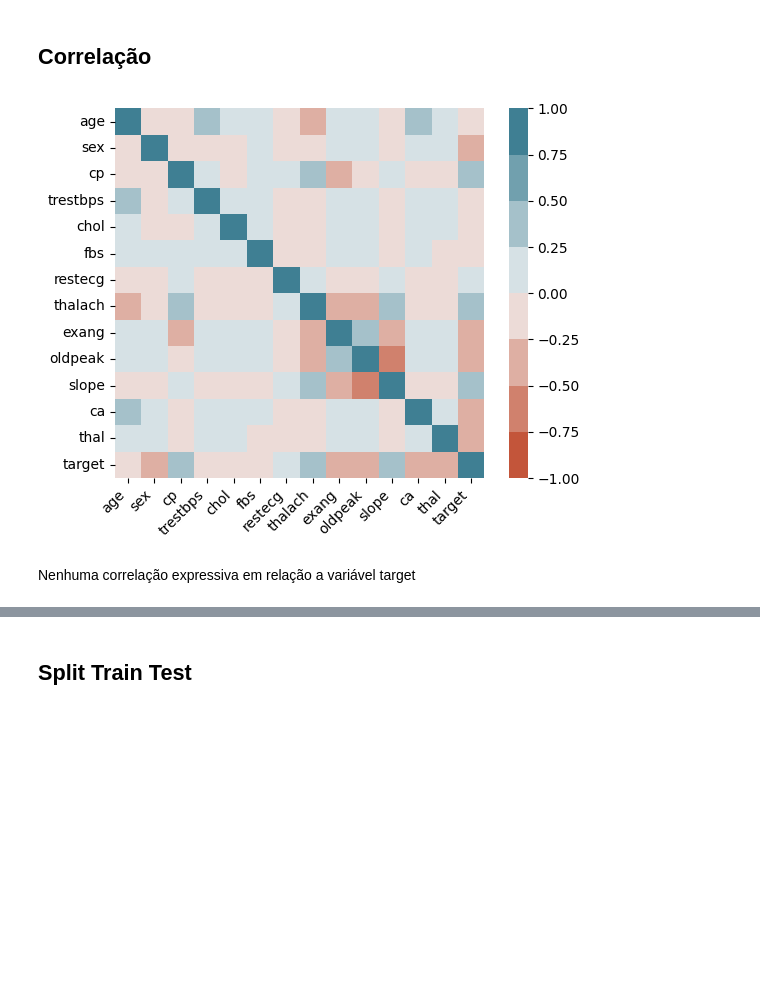
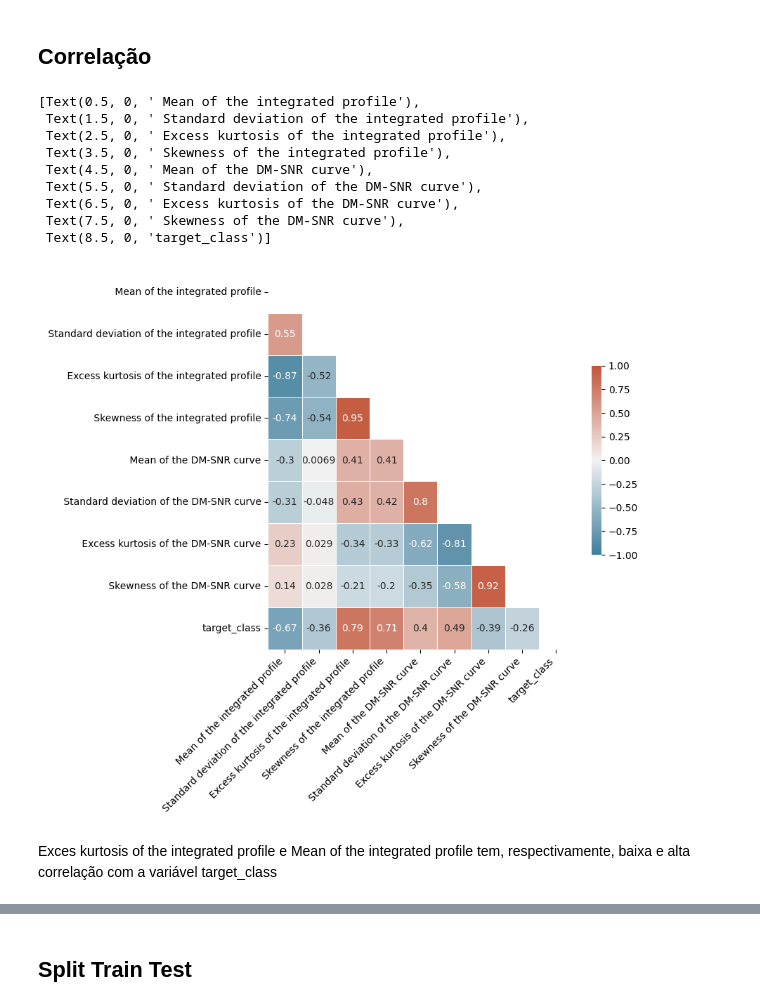
Before and after one commit to KValim/Projetcs, a Jupyter notebook: FIAP/deep learning I/pulsar_star/pulsar_star.ipynb, the cells around one changed output, grey strips where cells are left out. Saved outputs shown, nothing was run; the diff lists cells and outputs as text; code cells hidden in the pictures; blank space fills up the shorter version.

```diff
--- a/FIAP/deep learning I/pulsar_star/pulsar_star.ipynb
+++ b/FIAP/deep learning I/pulsar_star/pulsar_star.ipynb
@@ -100,21 +85,38 @@ memory usage: 33.3 KB
 # %% [markdown]
 ## Correlação
-# %%
-import seaborn as sns
-
-corr = df.corr()
-ax = sns.heatmap(
-    corr,
-    vmin=-1, vmax=1, center=0,
-    cmap=sns.diverging_palette(20, 220, n=8),
-    square=True
-)
-ax.set_xticklabels(
-    ax.get_xticklabels(),
-    rotation=45,
-    horizontalalignment='right'
-);
-# %% [output]
-[figure, removed]
-# %% [markdown]
-Nenhuma correlação expressiva em relação a variável target
+# %%
+import numpy as np
+# Generate a mask for the upper triangle
+corr = df.corr()
+mask = np.triu(np.ones_like(corr, dtype=bool))
+cmap = sns.diverging_palette(230, 20, as_cmap=True)
+plt.figure(figsize = (7, 7))
+corr_mat = df.corr()
+ax = sns.heatmap(corr_mat,
+                 vmin=-1, vmax=1, center=0,
+                 xticklabels = corr_mat.columns,
+                 yticklabels = corr_mat.columns,
+                 annot=True,
+                 cmap=cmap,
+                 linewidths=.5,
+                 mask=mask,
+                 cbar_kws={"shrink": .5})
+
+ax.set_xticklabels(
+    ax.get_xticklabels(),
+    rotation=45,
+    horizontalalignment='right'
+)
+# %% [output]
+[Text(0.5, 0, ' Mean of the integrated profile'),
+ Text(1.5, 0, ' Standard deviation of the integrated profile'),
+ Text(2.5, 0, ' Excess kurtosis of the integrated profile'),
+ Text(3.5, 0, ' Skewness of the integrated profile'),
+ Text(4.5, 0, ' Mean of the DM-SNR curve'),
+ Text(5.5, 0, ' Standard deviation of the DM-SNR curve'),
+ Text(6.5, 0, ' Excess kurtosis of the DM-SNR curve'),
+ Text(7.5, 0, ' Skewness of the DM-SNR curve'),
+ Text(8.5, 0, 'target_class')]
+[figure, added]
+# %% [markdown]
+Exces kurtosis of the integrated profile e Mean of the integrated profile tem, respectivamente, baixa e alta correlação com a variável target_class
```
Also changed, not shown: parts of 56 cells of this notebook, 1 other file.
